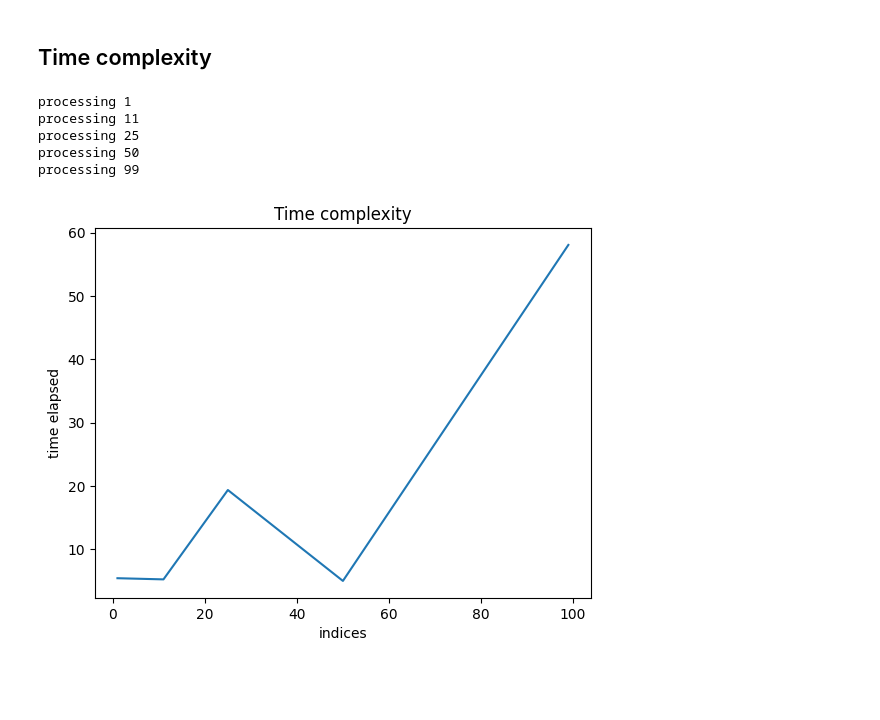
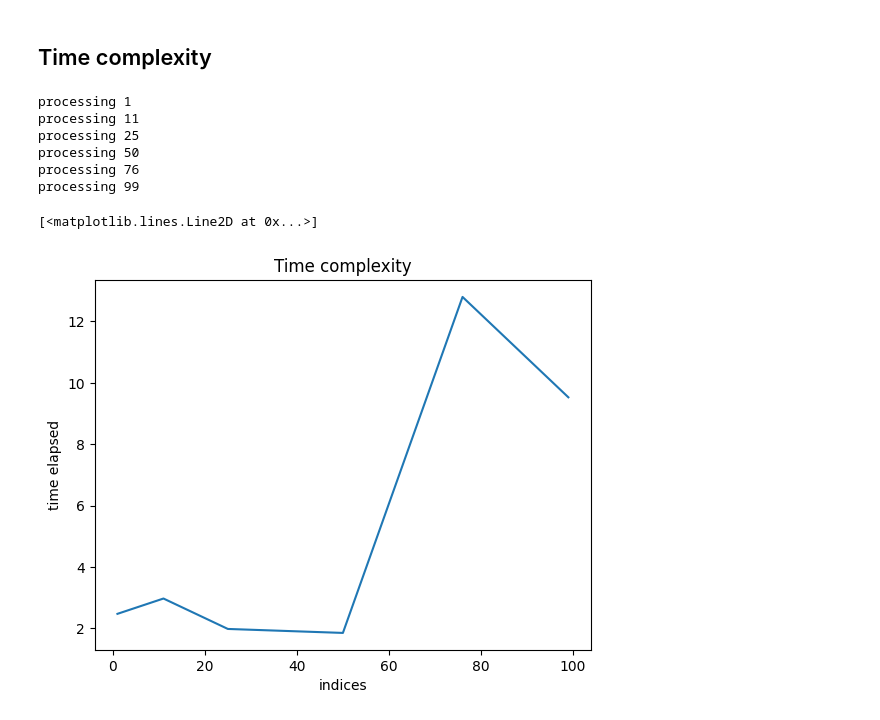
Before and after one commit to galgantar/Inteligentni-sistemi, a Jupyter notebook: seminarska 1/training.ipynb, the cells around one changed output. Saved outputs shown, nothing was run; the diff lists cells and outputs as text; code cells hidden in the pictures; blank space fills up the shorter version.

Commit message:
Better graphs

```diff
--- a/seminarska 1/training.ipynb
+++ b/seminarska 1/training.ipynb
@@ -401,7 +401,7 @@ def mutation_func(offspring, ga_instance):
   return np.array(new_offspring)
 # %%
 def predict_function(train_params):
-    initial_population = [toIntArray(generate_random_tree()) for _ in range(5000)]
+    initial_population = [toIntArray(generate_random_tree()) for _ in range(500)]
 
     ga_instance = pygad.GA(num_generations=train_params['num_generations'],
                         num_parents_mating=2,
@@ -726,25 +729,27 @@ train_params = {
     'num_generations': 100
 }
 # %%
-indices = [1, 11, 25, 50, 99]
+indices = [1, 11, 25, 50, 76, 99]
 time_elapsed = []
 
 for i in indices:
     equation_indices = [i]
     skip_indices = []
     start = time.time()
     train_on_dataset(equation_indices, skip_indices, dataset_file, best_models_file, train_params, extra_operators=False)
     end = time.time()
     time_elapsed.append(end - start)
 
 plt.title("Time complexity")
 plt.xlabel('indices')
 plt.ylabel('time elapsed')
 plt.plot(indices, time_elapsed)
 # %% [output]
 processing 1
 processing 11
 processing 25
 processing 50
+processing 76
 processing 99
+[<matplotlib.lines.Line2D at 0x...>]
-[figure, old version]
+[figure, new version]
```
Also changed, not shown: parts of 3 cells of this notebook.
